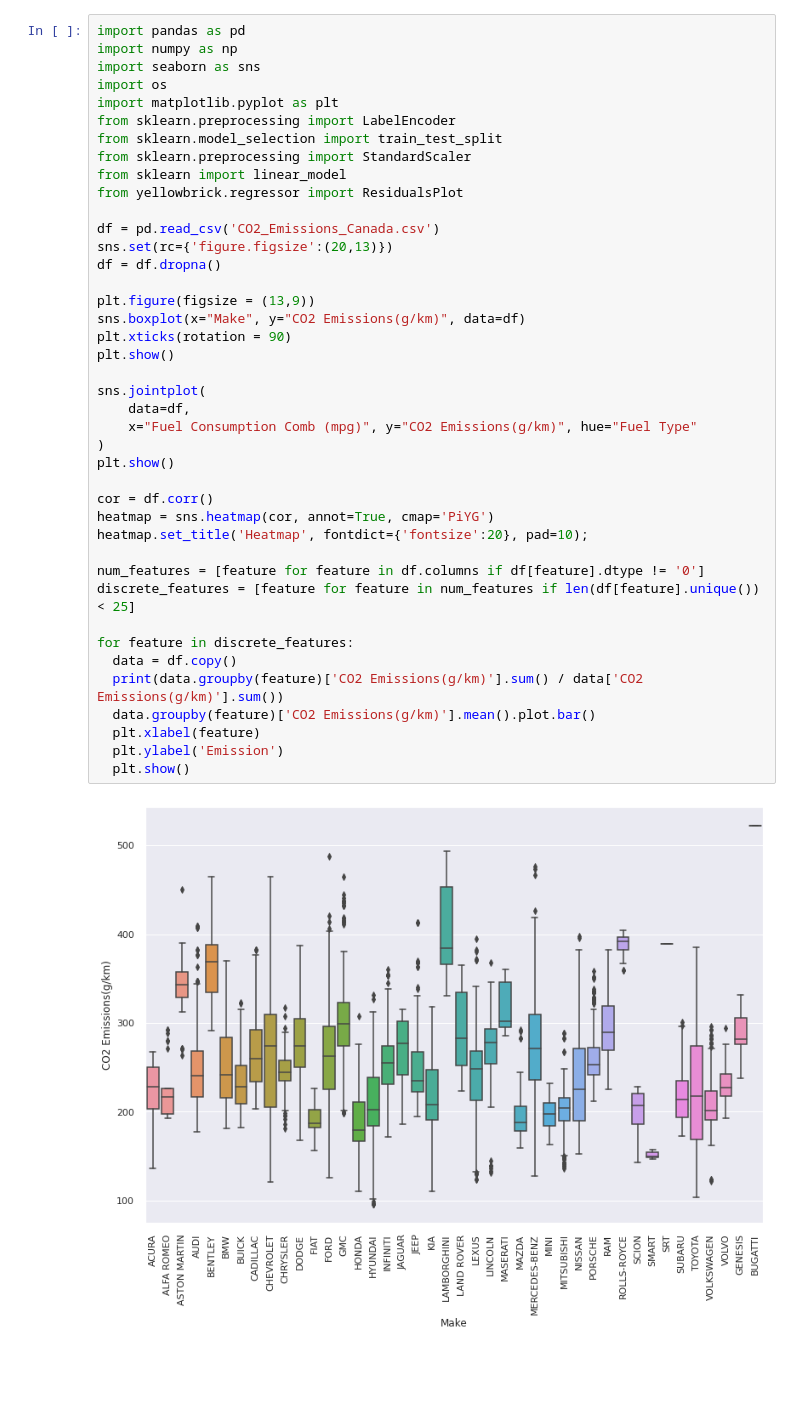
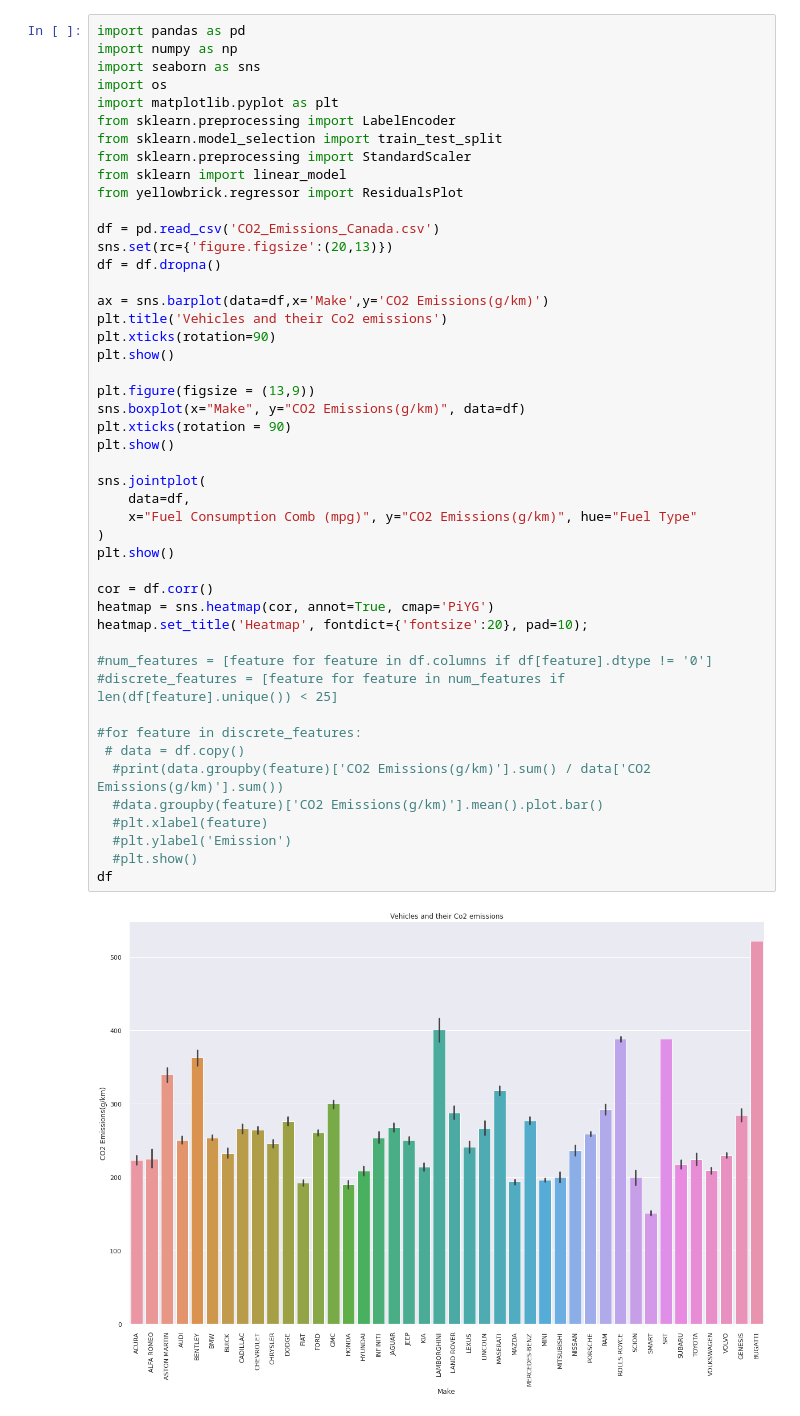
Before and after one commit to lnhdy3/Machine-Learning-Project, a Jupyter notebook: Untitled5.ipynb, the cells around one changed output. Saved outputs shown, nothing was run; the diff lists cells and outputs as text; blank space fills up the shorter version.

```diff
--- a/Untitled5.ipynb
+++ b/Untitled5.ipynb
@@ -13,40 +11,46 @@ import numpy as np
 import seaborn as sns
 import os
 import matplotlib.pyplot as plt
 from sklearn.preprocessing import LabelEncoder
 from sklearn.model_selection import train_test_split
 from sklearn.preprocessing import StandardScaler
 from sklearn import linear_model
 from yellowbrick.regressor import ResidualsPlot
 
 df = pd.read_csv('CO2_Emissions_Canada.csv')
 sns.set(rc={'figure.figsize':(20,13)})
 df = df.dropna()
 
+ax = sns.barplot(data=df,x='Make',y='CO2 Emissions(g/km)')
+plt.title('Vehicles and their Co2 emissions')
+plt.xticks(rotation=90)
+plt.show()
+
 plt.figure(figsize = (13,9))
 sns.boxplot(x="Make", y="CO2 Emissions(g/km)", data=df)
 plt.xticks(rotation = 90)
 plt.show()
 
 sns.jointplot(
     data=df,
     x="Fuel Consumption Comb (mpg)", y="CO2 Emissions(g/km)", hue="Fuel Type"
 )
 plt.show()
 
 cor = df.corr()
 heatmap = sns.heatmap(cor, annot=True, cmap='PiYG')
 heatmap.set_title('Heatmap', fontdict={'fontsize':20}, pad=10);
 
-num_features = [feature for feature in df.columns if df[feature].dtype != '0']
-discrete_features = [feature for feature in num_features if len(df[feature].unique()) < 25]
+#num_features = [feature for feature in df.columns if df[feature].dtype != '0']
+#discrete_features = [feature for feature in num_features if len(df[feature].unique()) < 25]
 
-for feature in discrete_features:
-  data = df.copy()
-  print(data.groupby(feature)['CO2 Emissions(g/km)'].sum() / data['CO2 Emissions(g/km)'].sum())
-  data.groupby(feature)['CO2 Emissions(g/km)'].mean().plot.bar()
-  plt.xlabel(feature)
-  plt.ylabel('Emission')
-  plt.show()
+#for feature in discrete_features:
+ # data = df.copy()
+  #print(data.groupby(feature)['CO2 Emissions(g/km)'].sum() / data['CO2 Emissions(g/km)'].sum())
+  #data.groupby(feature)['CO2 Emissions(g/km)'].mean().plot.bar()
+  #plt.xlabel(feature)
+  #plt.ylabel('Emission')
+  #plt.show()
+df
 # %% [output]
-[figure, old version]
+[figure, new version]
```
Also changed, not shown: parts of 8 cells of this notebook.
